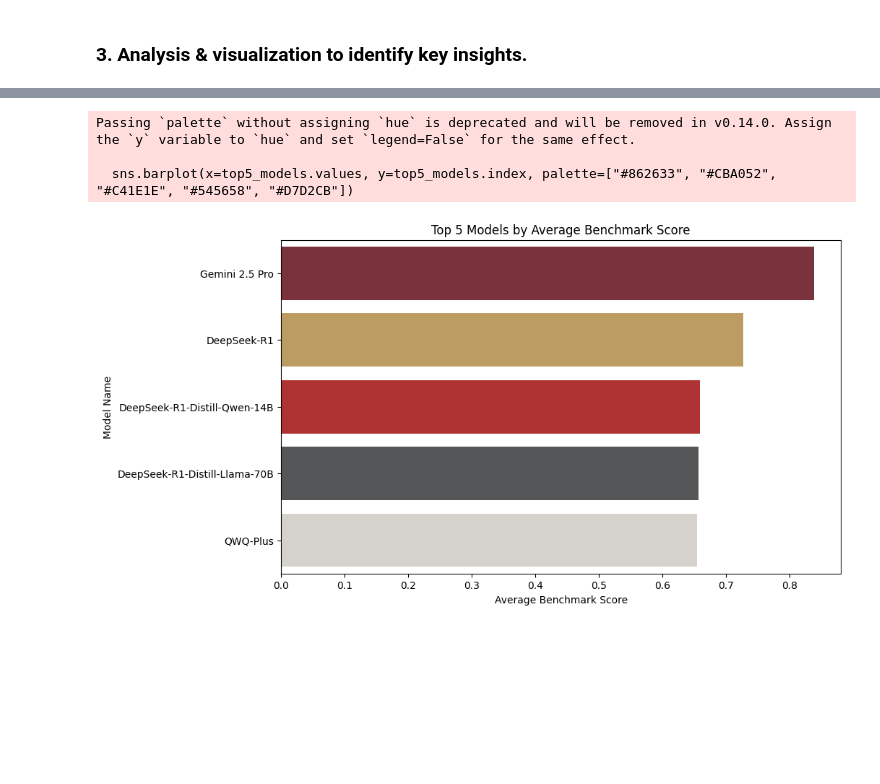
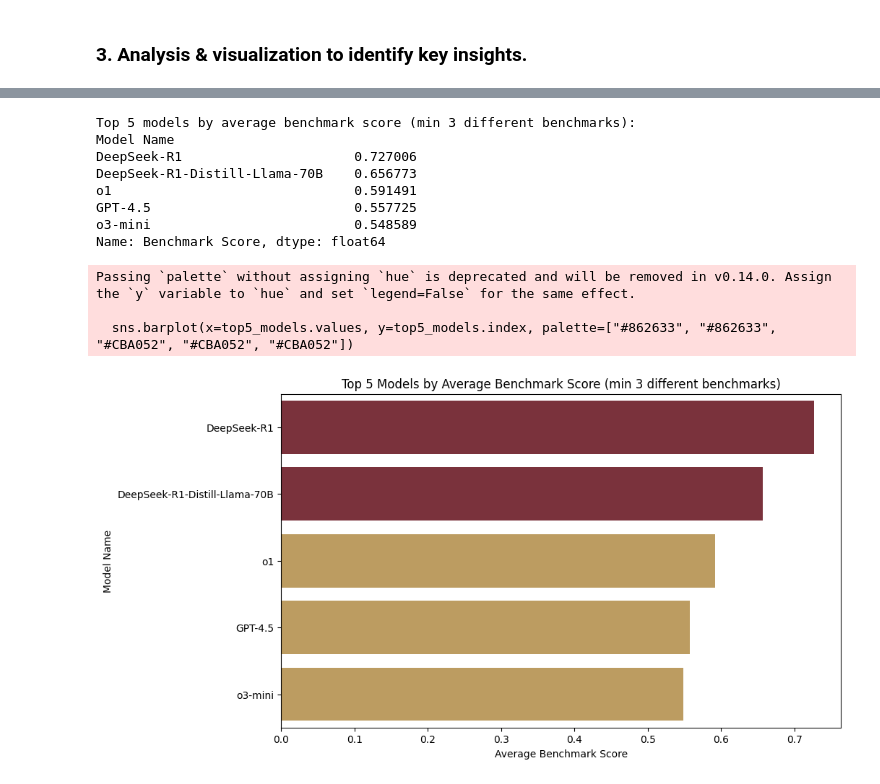
Before and after one commit to VinodGeorge24/AI_Benchmark, a Jupyter notebook: eda.ipynb, the cells around one changed output, grey strips where cells are left out. Saved outputs shown, nothing was run; the diff lists cells and outputs as text; code cells hidden in the pictures; blank space fills up the shorter version.

```diff
--- a/eda.ipynb
+++ b/eda.ipynb
@@ -122,17 +122,38 @@ QWQ-Plus                         0.654040
 Name: Benchmark Score, dtype: float64
 # %%
+# Count unique benchmarks per model
+benchmark_counts = df.groupby('Model Name')['Benchmark'].nunique()
+
+# Filter models with at least 3 different benchmarks
+eligible_models = benchmark_counts[benchmark_counts >= 3].index
+
+# Calculate average scores for eligible models
+filtered_df = df[df['Model Name'].isin(eligible_models)]
+model_scores = filtered_df.groupby('Model Name')['Benchmark Score'].mean().sort_values(ascending=False)
+top5_models = model_scores.head(5)
+print("Top 5 models by average benchmark score (min 3 different benchmarks):")
+print(top5_models)
+
 # Plot top 5 models
 plt.figure(figsize=(10, 6))
-sns.barplot(x=top5_models.values, y=top5_models.index, palette=["#862633", "#CBA052", "#C41E1E", "#545658", "#D7D2CB"])
-plt.title('Top 5 Models by Average Benchmark Score')
+sns.barplot(x=top5_models.values, y=top5_models.index, palette=["#862633", "#862633", "#CBA052", "#CBA052", "#CBA052"])
+plt.title('Top 5 Models by Average Benchmark Score (min 3 different benchmarks)')
 plt.xlabel('Average Benchmark Score')
 plt.ylabel('Model Name')
 plt.show()
 # %% [output]
-Passing `palette` without assigning `hue` is deprecated and will be removed in v0.14.0. Assign the `y` variable to `hue` and set `legend=False` for the same effect.
-
-  sns.barplot(x=top5_models.values, y=top5_models.index, palette=["#862633", "#CBA052", "#C41E1E", "#545658", "#D7D2CB"])
+Top 5 models by average benchmark score (min 3 different benchmarks):
+Model Name
+DeepSeek-R1                      0.727006
+DeepSeek-R1-Distill-Llama-70B    0.656773
+o1                               0.591491
+GPT-4.5                          0.557725
+o3-mini                          0.548589
+Name: Benchmark Score, dtype: float64
+Passing `palette` without assigning `hue` is deprecated and will be removed in v0.14.0. Assign the `y` variable to `hue` and set `legend=False` for the same effect.
+
+  sns.barplot(x=top5_models.values, y=top5_models.index, palette=["#862633", "#862633", "#CBA052", "#CBA052", "#CBA052"])
-[figure, old version]
+[figure, new version]
 # %%
 # Top 5 organizations by average benchmark score since the start of 2024
 df_since_2024 = df[df['Version Release Date'] >= pd.to_datetime('2024-01-01')]
```
Also changed, not shown: parts of 7 cells of this notebook, 2 other files.
